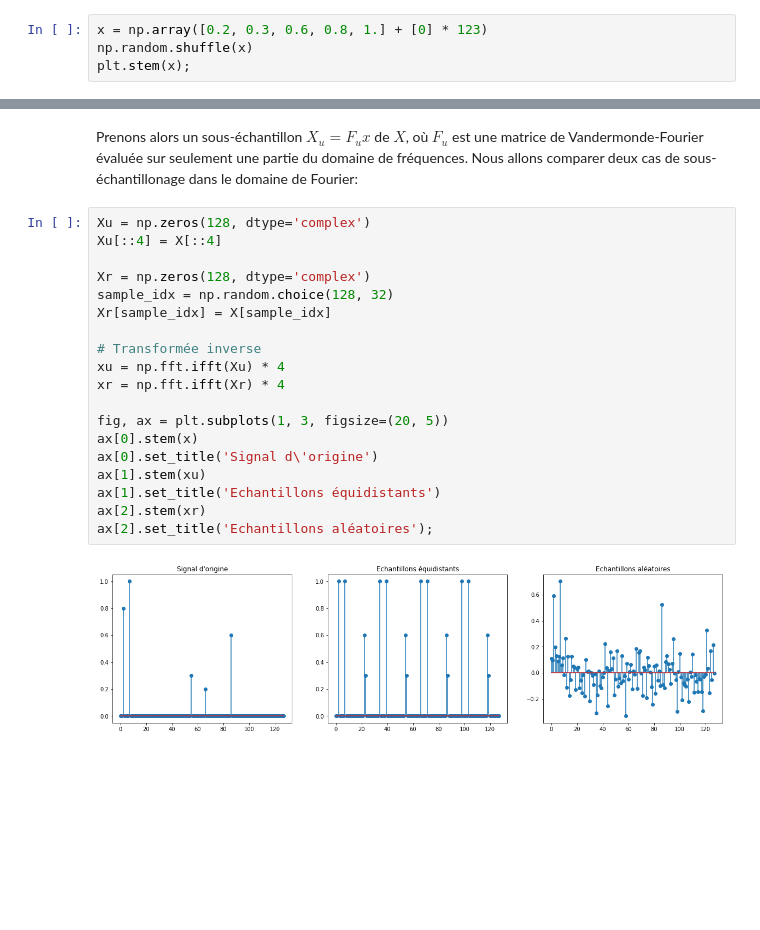
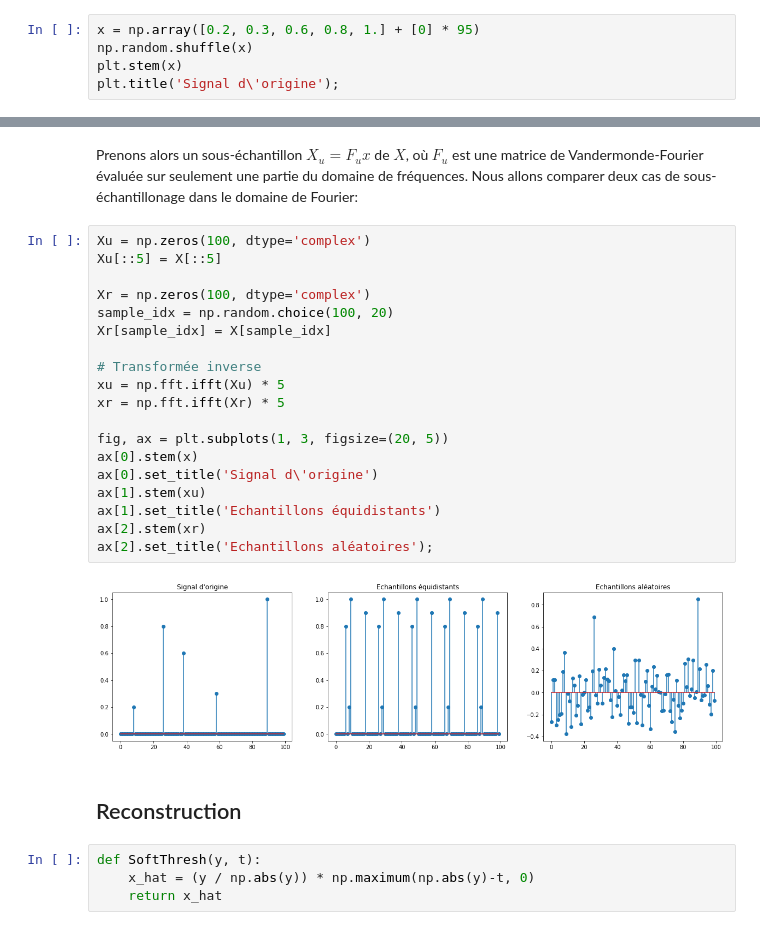
Before and after one commit to xylophong/compressed-sensing-MRI, a Jupyter notebook: CS-MRI_project.ipynb, the cells around one changed output, grey strips where cells are left out. Cells and saved outputs as stored; diff of their text form; blank space fills up the shorter version.

Commit message:
reconstruction

```diff
--- a/CS-MRI_project.ipynb
+++ b/CS-MRI_project.ipynb
@@ -15,5 +16,6 @@ On explore l'importance de l'incohérence des vecteurs de mesure. Générons un
 # %%
-x = np.array([0.2, 0.3, 0.6, 0.8, 1.] + [0] * 123)
+x = np.array([0.2, 0.3, 0.6, 0.8, 1.] + [0] * 95)
 np.random.shuffle(x)
-plt.stem(x);
+plt.stem(x)
+plt.title('Signal d\'origine');
 # %% [output]
@@ -27,23 +29,29 @@ L'objectif principal du compressed sensing est de pouvoir reconstruire le signal
 # %% [markdown]
 Prenons alors un sous-échantillon $X_u = F_u x$ de $X$, où $F_u$ est une matrice de Vandermonde-Fourier évaluée sur seulement une partie du domaine de fréquences. Nous allons comparer deux cas de sous-échantillonage dans le domaine de Fourier:
 # %%
-Xu = np.zeros(128, dtype='complex')
-Xu[::4] = X[::4]
+Xu = np.zeros(100, dtype='complex')
+Xu[::5] = X[::5]
 
-Xr = np.zeros(128, dtype='complex')
-sample_idx = np.random.choice(128, 32)
+Xr = np.zeros(100, dtype='complex')
+sample_idx = np.random.choice(100, 20)
 Xr[sample_idx] = X[sample_idx]
 
 # Transformée inverse
-xu = np.fft.ifft(Xu) * 4
-xr = np.fft.ifft(Xr) * 4
+xu = np.fft.ifft(Xu) * 5
+xr = np.fft.ifft(Xr) * 5
 
 fig, ax = plt.subplots(1, 3, figsize=(20, 5))
 ax[0].stem(x)
 ax[0].set_title('Signal d\'origine')
 ax[1].stem(xu)
 ax[1].set_title('Echantillons équidistants')
 ax[2].stem(xr)
 ax[2].set_title('Echantillons aléatoires');
 # %% [output]
-[figure, old version]
+[figure, new version]
+# %% [markdown]
+## Reconstruction
+# %%
+def SoftThresh(y, t):
+    x_hat = (y / np.abs(y)) * np.maximum(np.abs(y)-t, 0)
+    return x_hat
```
Also changed, not shown: parts of 4 cells of this notebook.
